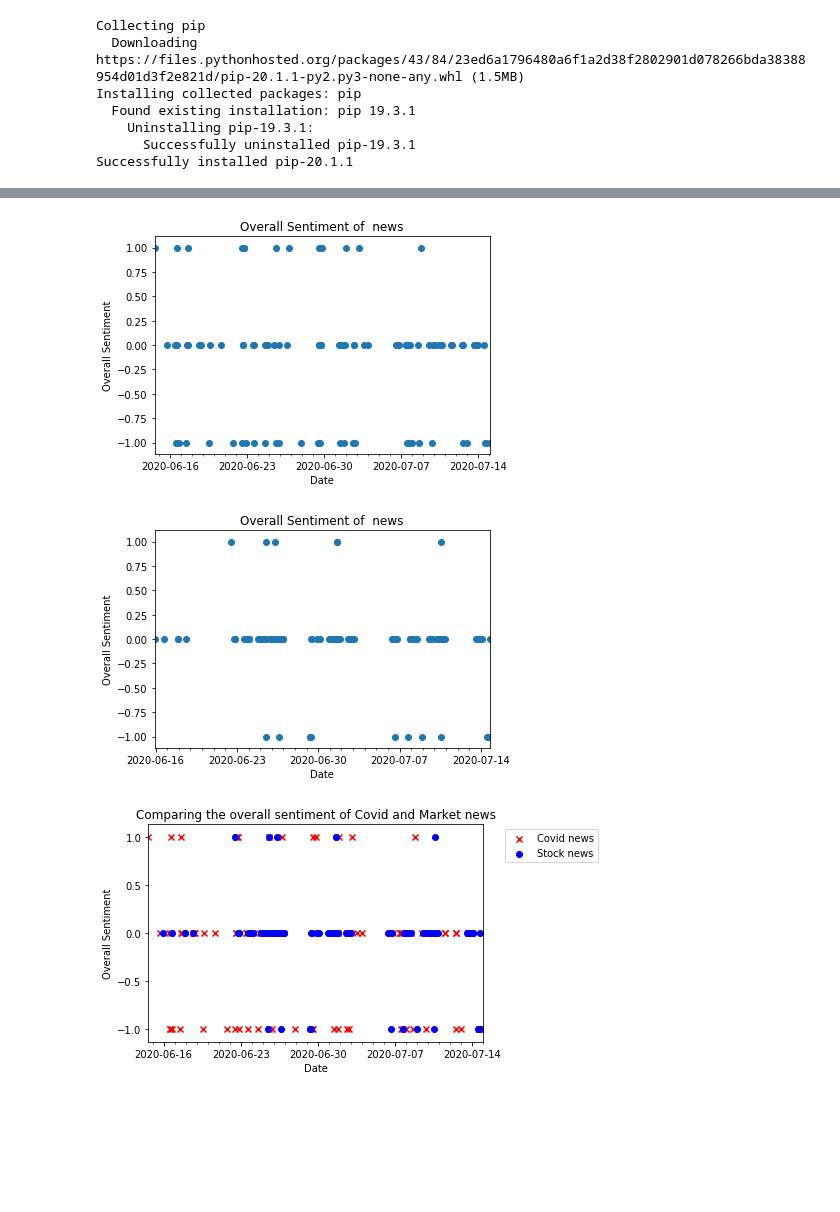
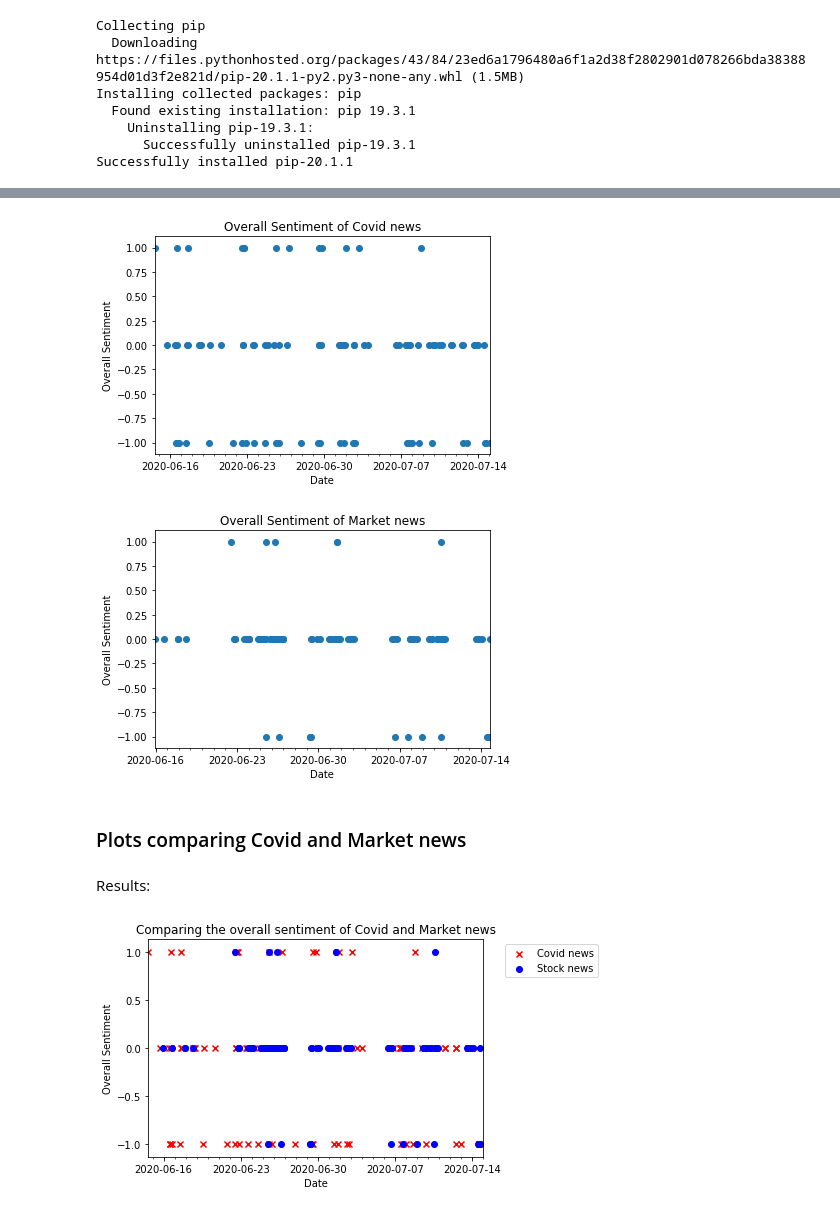
Before and after one commit to alexmichaelb/covidMarketAnalysis3, a Jupyter notebook: Covid markets project - News.ipynb, the cells around one changed output, grey strips where cells are left out. Drawn from its saved outputs; the diff is of its cells as text; code cells hidden in the pictures; blank space fills up the shorter version.

Commit message:
Add stock marekt comparison plots to jupyter
Adding missed function to jupyter and other edits (Also copied jupyter code into .py file). Compte with stock market anaylysis - saved in the .csv file.

```diff
--- a/Covid markets project - News.ipynb
+++ b/Covid markets project - News.ipynb
@@ -240,0 +244,26 @@ df_m = getNews('stock')
+# %%
+def plotRes(df, subject = ''):
+    # Plot overall sentiment against date
+
+    fig, ax = plt.subplots()
+    plt.scatter(df['publishedAt'].values, df['Overall Sentiment'].values, marker='o')
+
+    # Set labels and limits
+    ax.set_xlim([df['publishedAt'][0], df['publishedAt'][len(df_e) - 1]])
+    ax.set_xlabel('Date')
+    ax.set_ylabel('Overall Sentiment')
+    ax.set_title('Overall Sentiment of ' + subject + ' news')
+
+    # Format x axis dates
+    format_dates(ax)
+
+    plt.show()
+
+def format_dates(ax):
+    # Format x axis dates
+    weeks = mdates.WeekdayLocator(byweekday=1, interval=1, tz=None)
+    weeks_fmt = mdates.DateFormatter('%Y-%m-%d')
+    days = mdates.DayLocator(bymonthday=None, interval=1, tz=None)
+    ax.xaxis.set_major_locator(weeks)
+    ax.xaxis.set_major_formatter(weeks_fmt)
+    ax.xaxis.set_minor_locator(days)
@@ -286,8 +275,10 @@ df_m
 # %%
-plotRes(df1)
+plotRes(df1, 'Covid')
 # %% [output]
-[figure, old version]
+[figure, new version]
 # %%
-plotRes(df2)
+plotRes(df2, 'Market')
 # %% [output]
-[figure, old version]
+[figure, new version]
+# %% [markdown]
+### Plots comparing Covid and Market news
@@ -294 +317,3 @@ plotRes(df2)
+# %% [markdown]
+Results:
 # %%
```
Also changed, not shown: parts of 26 cells of this notebook, 2 other files.
